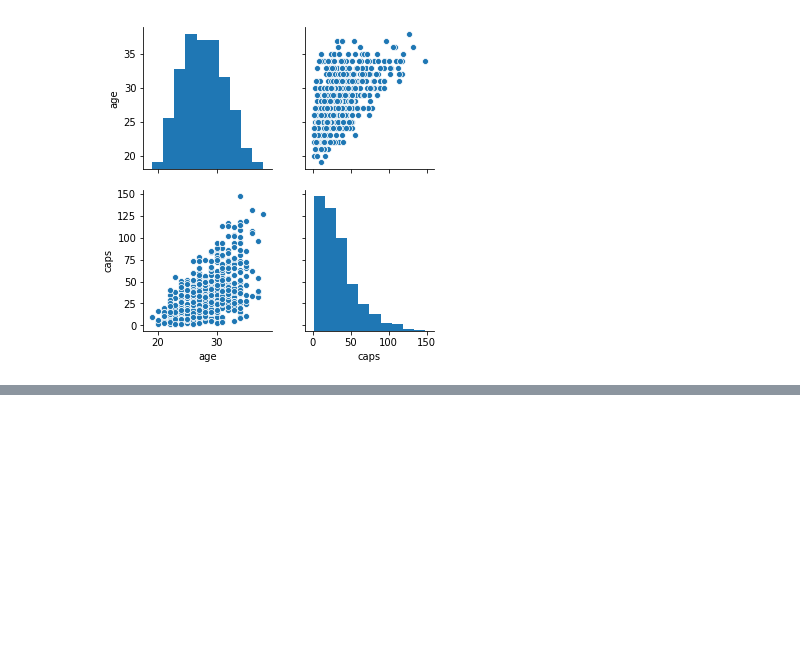
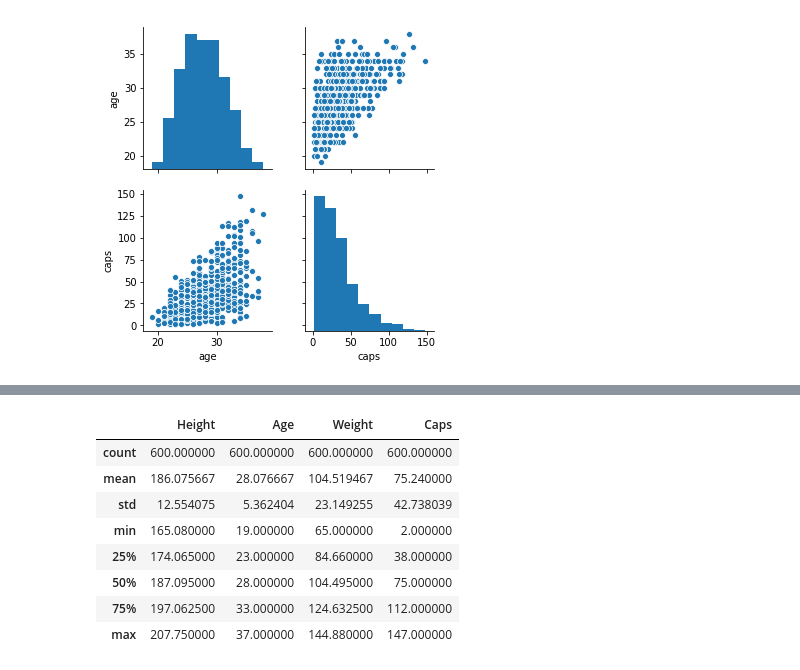
Before and after one commit to rossdavidhunter/Programming_Data_Analysis_Project, a Jupyter notebook: simulation.ipynb, the cells around one changed output, grey strips where cells are left out. Drawn from its saved outputs; the diff is of its cells as text; code cells hidden in the pictures; blank space fills up the shorter version.

Commit message:
add of simulation data

```diff
--- a/simulation.ipynb
+++ b/simulation.ipynb
@@ -108,0 +130,3 @@ plt.show('plot_3')
+# %%
+Age = (np.random.randint(low=19, high=38, size=600))
+print(Age)
@@ -108,0 +151,3 @@ plt.show('plot_3')
+# %%
+Caps = (np.random.randint(low=1, high=148, size=600))
+print(Caps)
@@ -108,0 +172,3 @@ plt.show('plot_3')
+# %%
+Weight = (np.random.uniform(low=65, high=145, size=600)).round(2)
+print(Height)
@@ -108,0 +193,3 @@ plt.show('plot_3')
+# %%
+table = pd.DataFrame({'Height' : Height, 'Age' : Age, 'Weight' : Weight, 'Caps' : Caps})
+print(table)
@@ -108,0 +214,12 @@ plt.show('plot_3')
+# %%
+table.describe()
+# %% [output]
+|  | Height | Age | Weight | Caps |
+| count | 600.000000 | 600.000000 | 600.000000 | 600.000000 |
+| mean | 186.075667 | 28.076667 | 104.519467 | 75.240000 |
+| std | 12.554075 | 5.362404 | 23.149255 | 42.738039 |
+| min | 165.080000 | 19.000000 | 65.000000 | 2.000000 |
+| 25% | 174.065000 | 23.000000 | 84.660000 | 38.000000 |
+| 50% | 187.095000 | 28.000000 | 104.495000 | 75.000000 |
+| 75% | 197.062500 | 33.000000 | 124.632500 | 112.000000 |
+| max | 207.750000 | 37.000000 | 144.880000 | 147.000000 |
```
Also changed, not shown: parts of 7 cells of this notebook.
